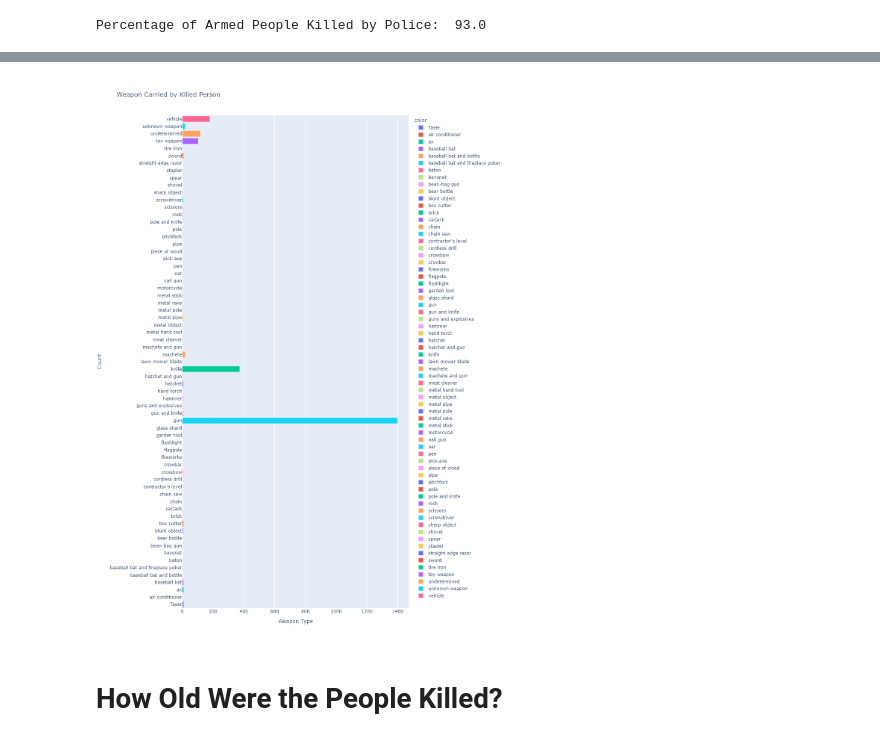
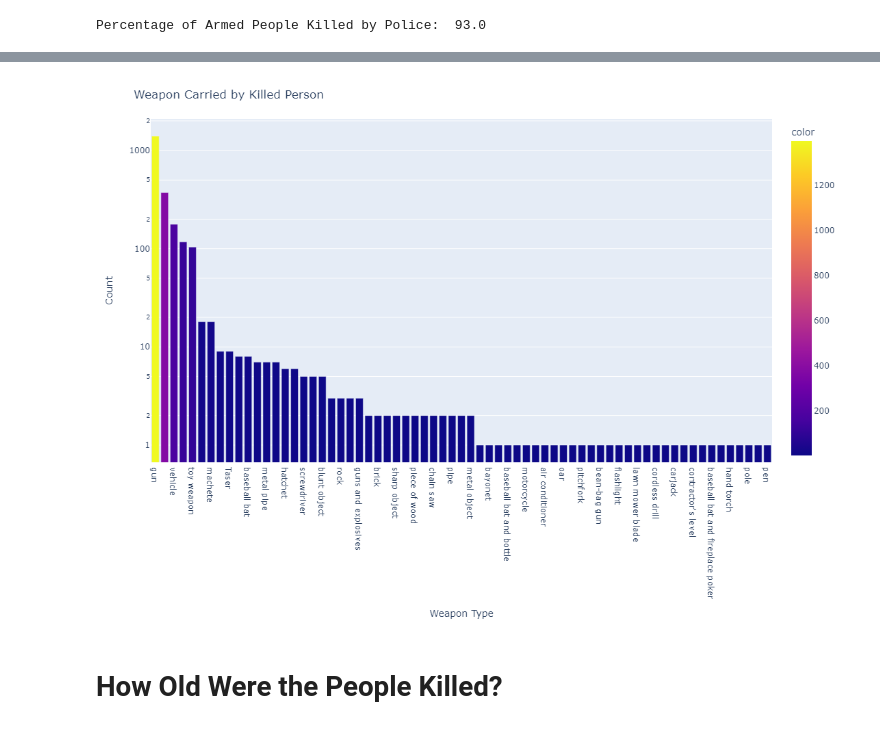
Before and after one commit to mzeeshanaltaf/datascience-fatal-police-shooting, a Jupyter notebook: Fatal_Police_Shootings.ipynb, the cells around one changed output, grey strips where cells are left out. Drawn from its saved outputs; the diff is of its cells as text; code cells hidden in the pictures.

Commit message:
Updated the "Were People  Armed" chart

```diff
--- a/Fatal_Police_Shootings.ipynb
+++ b/Fatal_Police_Shootings.ipynb
@@ -437,17 +437,11 @@ Percentage of Armed People Killed by Police:  93.0
 # %%
 armed_df = df_fatalities.loc[(df_fatalities['armed'] != 'unarmed') & (df_fatalities['armed'] != 0)]
 # %%
-weapon = armed_df.groupby('armed')['armed'].count()
+weapon = armed_df['armed'].value_counts()
 # %%
-h_bar = px.bar(x=weapon.values,
-               y=weapon.index,
-               orientation='h',
-               color=weapon.index,
-               color_continuous_scale='Viridis',
-               title='Weapon Carried by Killed Person')
-
-h_bar.update_layout(xaxis_title='Weapon Type',
-                    yaxis_title='Count', width=1000, height=1500,
-                    coloraxis_showscale=False)
-h_bar.show()
+fig = px.bar(weapon, x=weapon.index, y=weapon.values, color=weapon.values, log_y=True)
+fig.update_layout(title='Weapon Carried by Killed Person',
+                  xaxis_title='Weapon Type',
+                  yaxis_title='Count', width=800, height= 800)
+fig.show()
 # %% [output]
@@ -455,4 +448,4 @@ When grouping with a length-1 list-like, you will need to pass a length-1 tuple
-[figure, old version]
+[figure, new version]
 # %% [markdown]
 # How Old Were the People Killed?
 # %% [markdown]
```
Also changed, not shown: parts of 1 cell of this notebook.
